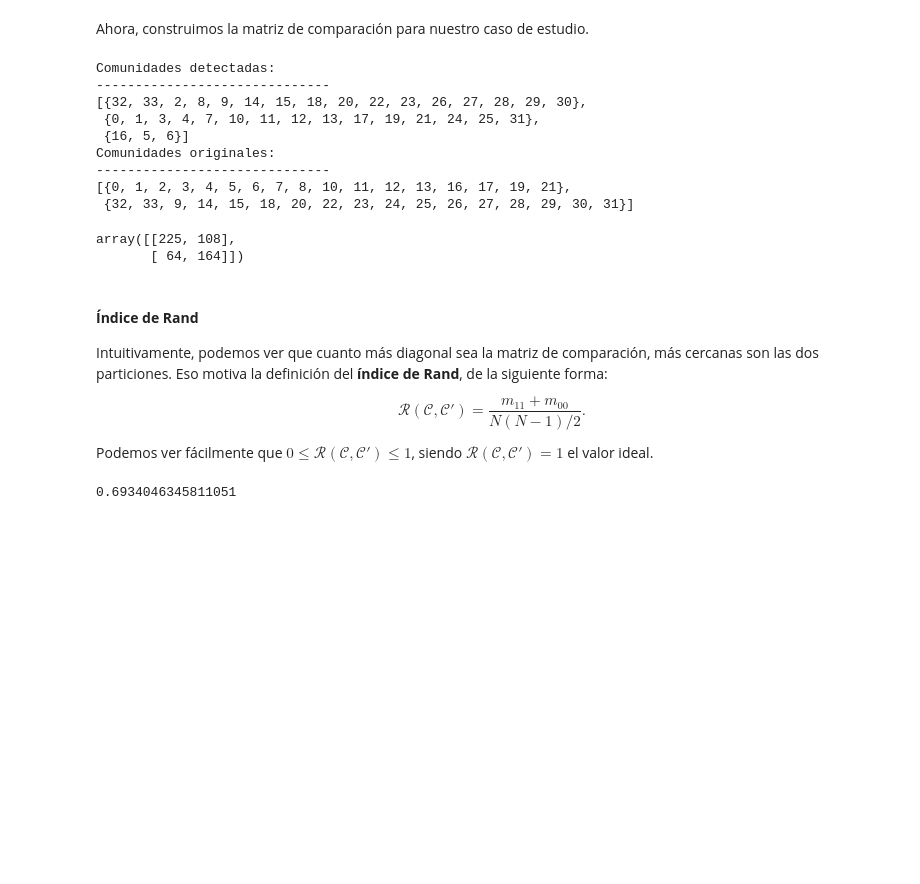
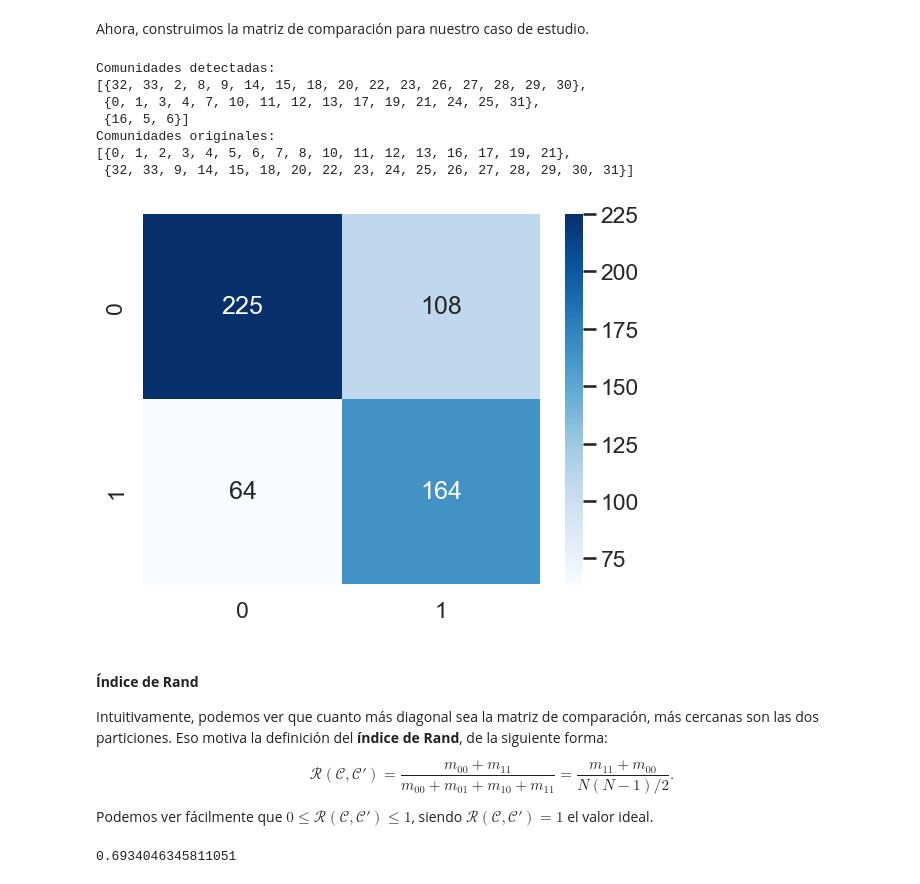
Before and after one commit to nahuelalmeira/graphMachineLearning, a Jupyter notebook: notebooks/Notebook2_Deteccion_De_Comunidades.ipynb, the cells around one changed output. Drawn from its saved outputs; the diff is of its cells as text; code cells hidden in the pictures; blank space fills up the shorter version.

```diff
--- a/notebooks/Notebook2_Deteccion_De_Comunidades.ipynb
+++ b/notebooks/Notebook2_Deteccion_De_Comunidades.ipynb
@@ -86,7 +86,7 @@ def get_membership(comms):
     N = sum(len(c) for c in comms)
     membership = np.zeros(N, dtype='int')
     for c, nodes in enumerate(comms):
-        membership[nodes] = c
+        membership[list(nodes)] = c
     return membership
 
 def get_comparison_matrix(comms1, comms2):
@@ -319,34 +324,30 @@ M =
 Ahora, construimos la matriz de comparación para nuestro caso de estudio.
 # %%
 print('Comunidades detectadas:')
-print('-'*30)
 pprint([set(comm) for comm in comms.communities])
 
 print('Comunidades originales:')
-print('-'*30)
 pprint([set(comm) for comm in ground_truth.communities])
 # %% [output]
 Comunidades detectadas:
-------------------------------
 [{32, 33, 2, 8, 9, 14, 15, 18, 20, 22, 23, 26, 27, 28, 29, 30},
  {0, 1, 3, 4, 7, 10, 11, 12, 13, 17, 19, 21, 24, 25, 31},
  {16, 5, 6}]
 Comunidades originales:
-------------------------------
 [{0, 1, 2, 3, 4, 5, 6, 7, 8, 10, 11, 12, 13, 16, 17, 19, 21},
  {32, 33, 9, 14, 15, 18, 20, 22, 23, 24, 25, 26, 27, 28, 29, 30, 31}]
 # %%
-get_comparison_matrix(comms, ground_truth)
+mat = get_comparison_matrix(comms, ground_truth)
+sns.heatmap(mat, annot=True, cmap='Blues', fmt="d");
 # %% [output]
-array([[225, 108],
-       [ 64, 164]])
+[figure, added]
 # %% [markdown]
 #### **Índice de Rand**
 
 Intuitivamente, podemos ver que cuanto más diagonal sea la matriz de comparación, más cercanas son las dos particiones. Eso motiva la definición del **índice de Rand**, de la siguiente forma:
 
 $$
-\mathcal{R}(\mathcal{C}, \mathcal{C'}) = \dfrac{m_{11} + m_{00}}{N(N-1)/2}.
+\mathcal{R}(\mathcal{C}, \mathcal{C'}) = \dfrac{m_{00} + m_{11}}{m_{00} + m_{01} + m_{10} + m_{11}} = \dfrac{m_{11} + m_{00}}{N(N-1)/2}.
 $$
 
 Podemos ver fácilmente que $0 \leq \mathcal{R}(\mathcal{C}, \mathcal{C'}) \leq 1$, siendo $\mathcal{R}(\mathcal{C}, \mathcal{C'}) = 1$ el valor ideal.
```
Also changed, not shown: parts of 16 cells of this notebook, 5 other files.
